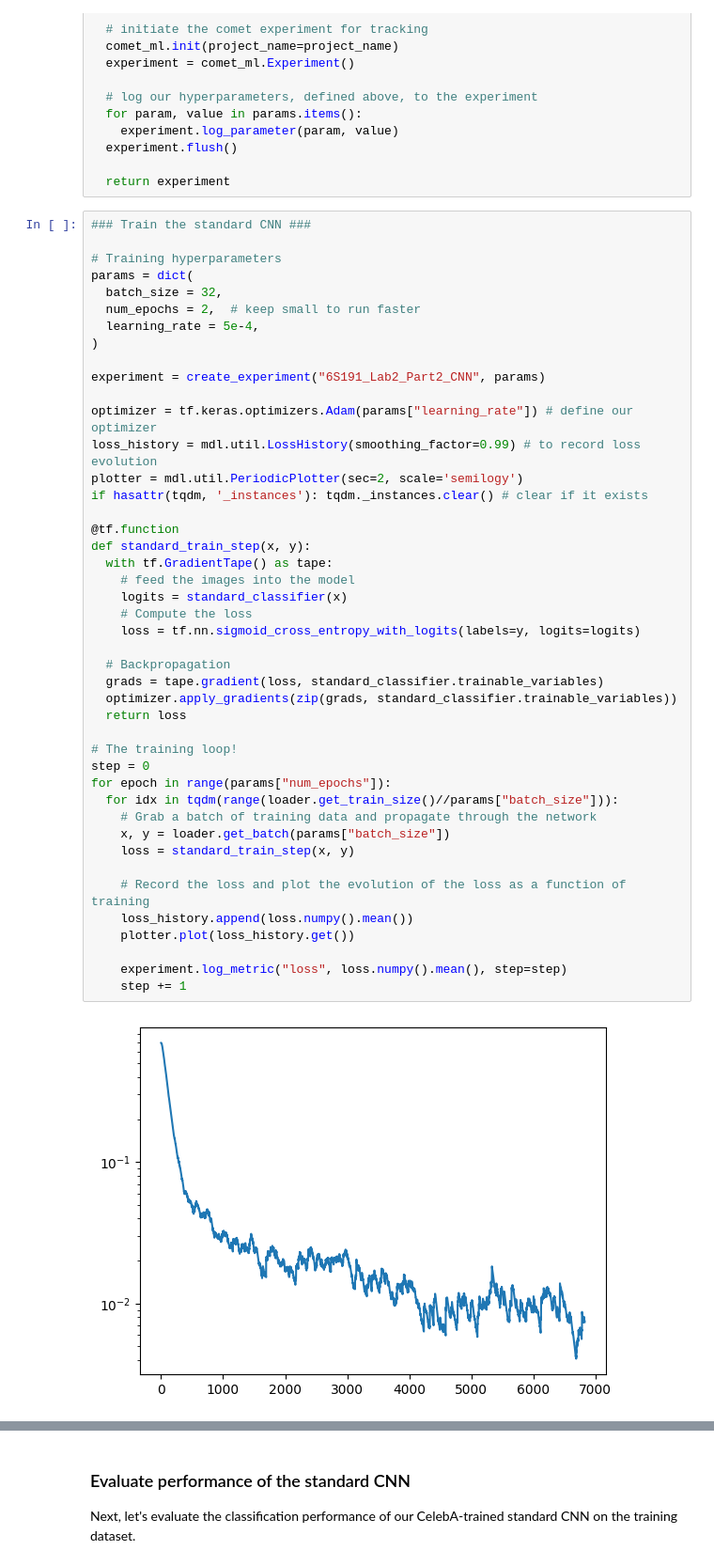
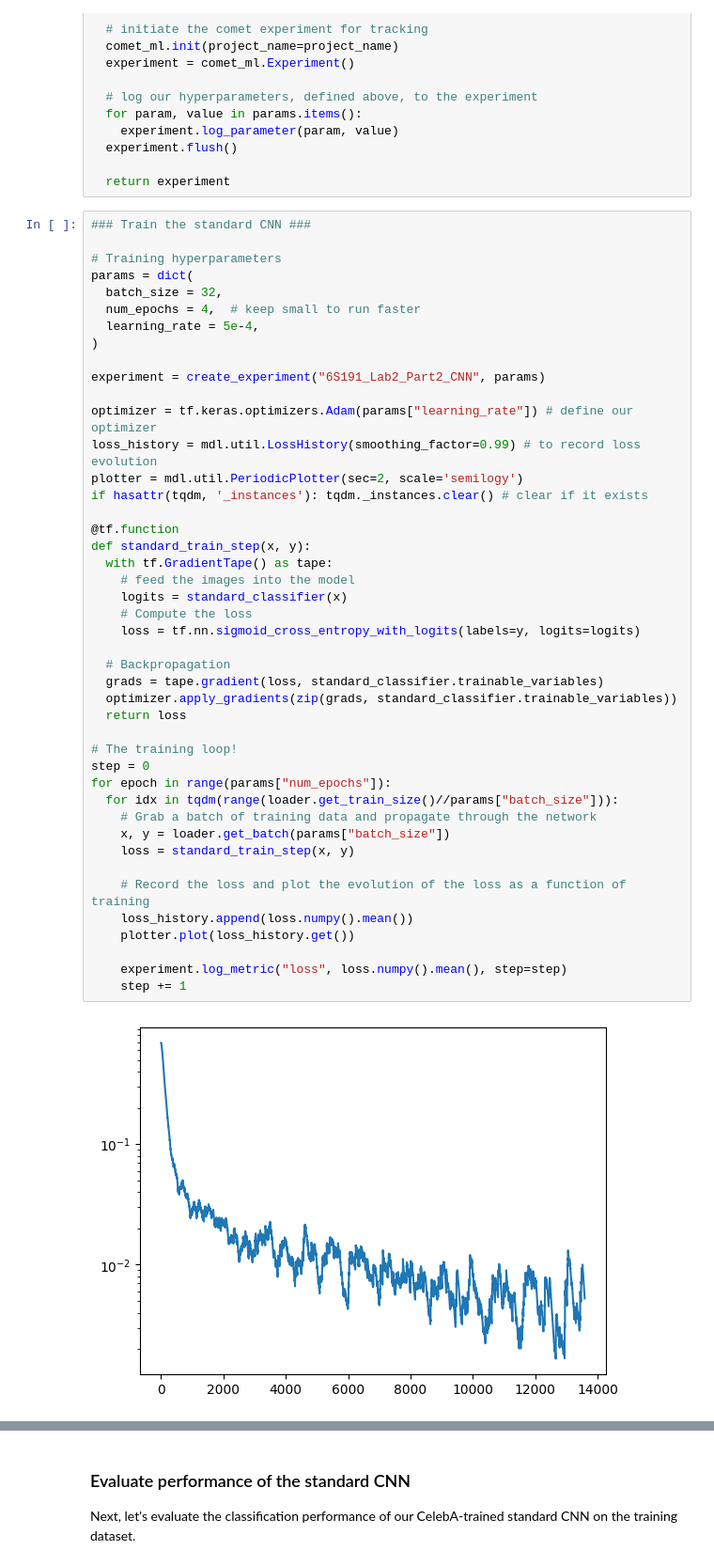
Before and after one commit to ptn24/introtodeeplearning, a Jupyter notebook: lab2/TF_Part2_Debiasing.ipynb, the cells around one changed output, grey strips where cells are left out. Shown at 94% size. Cells and saved outputs as stored; diff of their text form.

```diff
--- a/lab2/TF_Part2_Debiasing.ipynb
+++ b/lab2/TF_Part2_Debiasing.ipynb
@@ -279,7 +279,7 @@ def create_experiment(project_name, params):
 # Training hyperparameters
 params = dict(
   batch_size = 32,
-  num_epochs = 2,  # keep small to run faster
+  num_epochs = 4,  # keep small to run faster
   learning_rate = 5e-4,
 )
 
@@ -291,31 +291,31 @@ plotter = mdl.util.PeriodicPlotter(sec=2, scale='semilogy')
 if hasattr(tqdm, '_instances'): tqdm._instances.clear() # clear if it exists
 
 @tf.function
 def standard_train_step(x, y):
   with tf.GradientTape() as tape:
     # feed the images into the model
     logits = standard_classifier(x)
     # Compute the loss
     loss = tf.nn.sigmoid_cross_entropy_with_logits(labels=y, logits=logits)
 
   # Backpropagation
   grads = tape.gradient(loss, standard_classifier.trainable_variables)
   optimizer.apply_gradients(zip(grads, standard_classifier.trainable_variables))
   return loss
 
 # The training loop!
 step = 0
 for epoch in range(params["num_epochs"]):
   for idx in tqdm(range(loader.get_train_size()//params["batch_size"])):
     # Grab a batch of training data and propagate through the network
     x, y = loader.get_batch(params["batch_size"])
     loss = standard_train_step(x, y)
 
     # Record the loss and plot the evolution of the loss as a function of training
     loss_history.append(loss.numpy().mean())
     plotter.plot(loss_history.get())
 
     experiment.log_metric("loss", loss.numpy().mean(), step=step)
     step += 1
 # %% [output]
-[figure, old version]
+[figure, new version]
```
Also changed, not shown: parts of 12 cells of this notebook.
